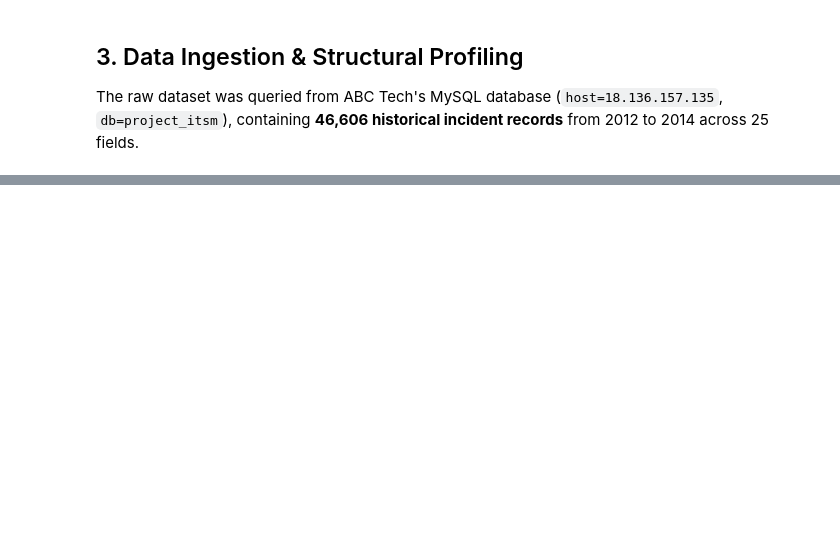
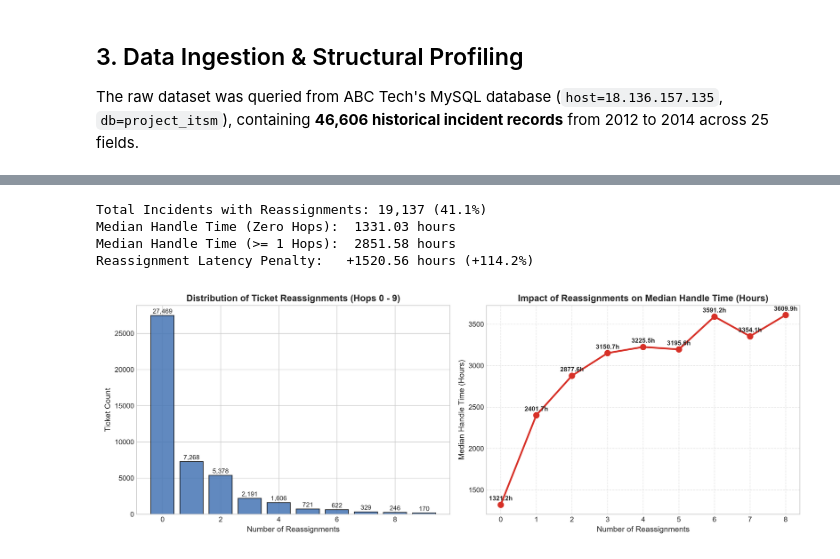
Before and after one commit to dhruvpatel-php/itsm-incident-intelligence-ml, a Jupyter notebook: notebooks/ITSM_Machine_Learning_Capstone.ipynb, the cells around one changed output, grey strips where cells are left out. Drawn from its saved outputs; the diff is of its cells as text; code cells hidden in the pictures; blank space fills up the shorter version.

```diff
--- a/notebooks/ITSM_Machine_Learning_Capstone.ipynb
+++ b/notebooks/ITSM_Machine_Learning_Capstone.ipynb
@@ -193,0 +233,35 @@ p4_results = build_rfc_and_assets()
+# %%
+# Figure 2: Reassignment Escalation Analysis
+reassign_df = df[df['Handle_Time_Clean'].notnull() & (df['Handle_Time_Clean'] > 0)].copy()
+med_zero = reassign_df[reassign_df['No_of_Reassignments_Clean'] == 0]['Handle_Time_Clean'].median()
+med_multi = reassign_df[reassign_df['No_of_Reassignments_Clean'] > 0]['Handle_Time_Clean'].median()
+
+print(f"Total Incidents with Reassignments: {(df['No_of_Reassignments_Clean'] > 0).sum():,} ({(df['No_of_Reassignments_Clean'] > 0).mean()*100:.1f}%)")
+print(f"Median Handle Time (Zero Hops):  {med_zero:.2f} hours")
+print(f"Median Handle Time (>= 1 Hops):  {med_multi:.2f} hours")
+print(f"Reassignment Latency Penalty:   +{med_multi - med_zero:.2f} hours (+{((med_multi - med_zero)/med_zero)*100:.1f}%)")
+
+fig, (ax1, ax2) = plt.subplots(1, 2, figsize=(14, 5))
+reassign_counts = df['No_of_Reassignments_Clean'].value_counts().sort_index()
+ax1.bar(reassign_counts.index[:10], reassign_counts.values[:10], color='#4575b4', edgecolor='black', alpha=0.85)
+ax1.set_title("Distribution of Ticket Reassignments (Hops 0 - 9)", fontsize=12, fontweight='bold')
+ax1.set_xlabel("Number of Reassignments", fontsize=11)
+ax1.set_ylabel("Ticket Count", fontsize=11)
+
+sub_df = df[df['Handle_Time_Clean'].notnull() & (df['No_of_Reassignments_Clean'] <= 8)].copy()
+median_time = sub_df.groupby('No_of_Reassignments_Clean')['Handle_Time_Clean'].median()
+ax2.plot(median_time.index, median_time.values, marker='o', linewidth=2.5, markersize=8, color='#d73027')
+ax2.set_title("Impact of Reassignments on Median Handle Time", fontsize=12, fontweight='bold')
+ax2.set_xlabel("Number of Reassignments", fontsize=11)
+ax2.set_ylabel("Median Handle Time (Hours)", fontsize=11)
+for x, y in zip(median_time.index, median_time.values):
+    ax2.annotate(f"{y:.0f}h", (x, y), textcoords="offset points", xytext=(0, 6), ha='center', fontsize=9, fontweight='bold')
+
+plt.tight_layout()
+plt.show()
+# %% [output]
+Total Incidents with Reassignments: 19,137 (41.1%)
+Median Handle Time (Zero Hops):  1331.03 hours
+Median Handle Time (>= 1 Hops):  2851.58 hours
+Reassignment Latency Penalty:   +1520.56 hours (+114.2%)
+[figure, added]
```
Also changed, not shown: parts of 42 cells of this notebook, 2 other files.
